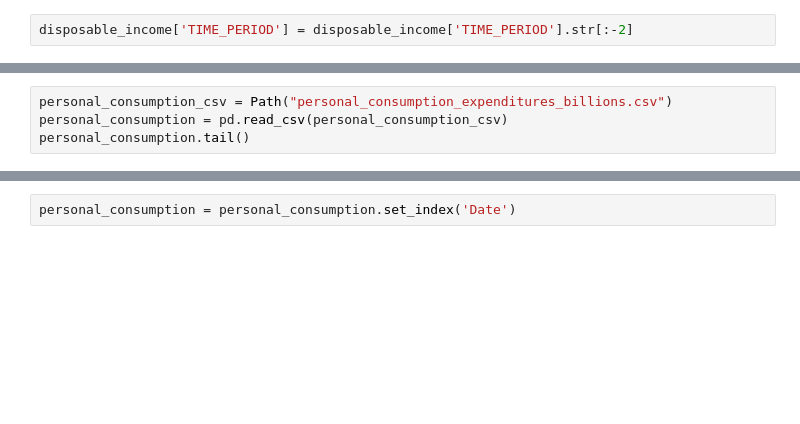
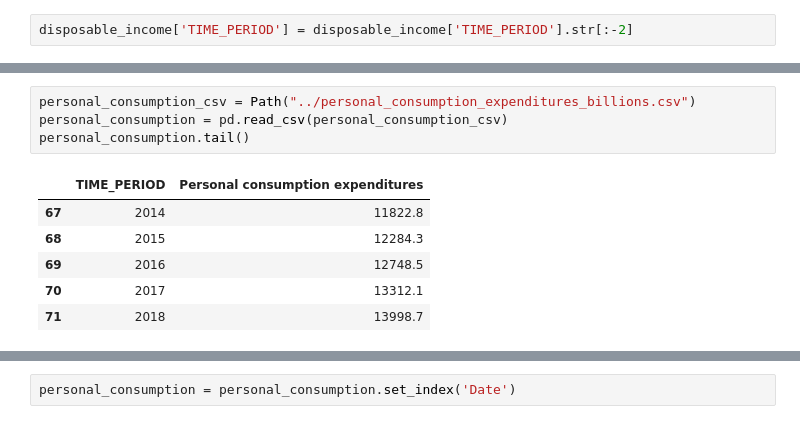
Before and after one commit to tyoung65/Econimic_Stimulus_Research-, a Jupyter notebook: income_wealth_exp_data/us_personal_income_and_wealth_data.ipynb, the cells around one changed output, grey strips where cells are left out. Saved outputs shown, nothing was run; the diff lists cells and outputs as text; blank space fills up the shorter version.

```diff
--- a/income_wealth_exp_data/us_personal_income_and_wealth_data.ipynb
+++ b/income_wealth_exp_data/us_personal_income_and_wealth_data.ipynb
@@ -31,7 +57,14 @@ disposable_income_plot
 # %%
-personal_consumption_csv = Path("personal_consumption_expenditures_billions.csv")
+personal_consumption_csv = Path("../personal_consumption_expenditures_billions.csv")
 personal_consumption = pd.read_csv(personal_consumption_csv)
 personal_consumption.tail()
+# %% [output]
+|  | TIME_PERIOD | Personal consumption expenditures |
+| 67 | 2014 | 11822.8 |
+| 68 | 2015 | 12284.3 |
+| 69 | 2016 | 12748.5 |
+| 70 | 2017 | 13312.1 |
+| 71 | 2018 | 13998.7 |
 # %%
 personal_consumption.columns=('Date', 'Personal Consumption Expenditures')
 personal_consumption.tail()
```
Also changed, not shown: parts of 13 cells of this notebook.
